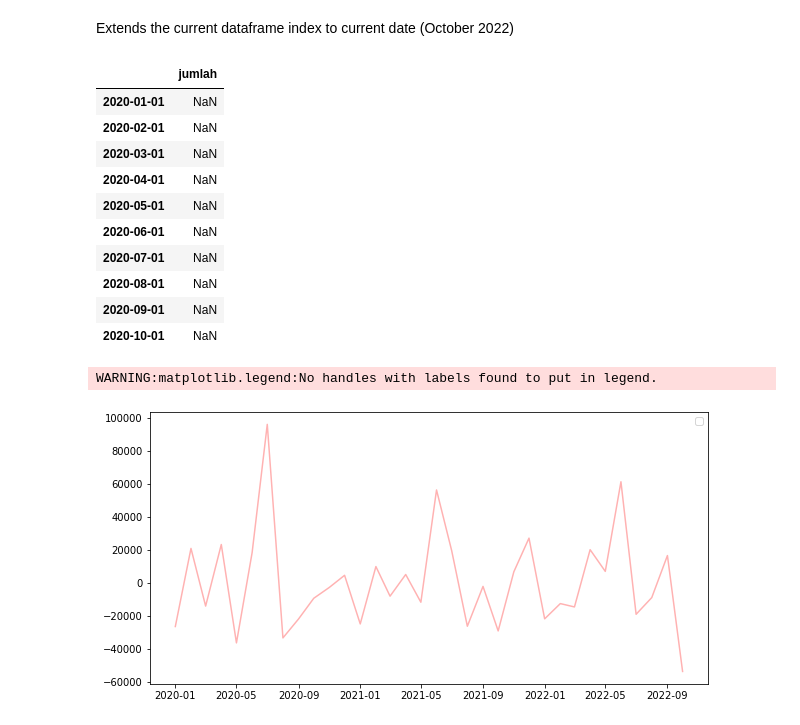
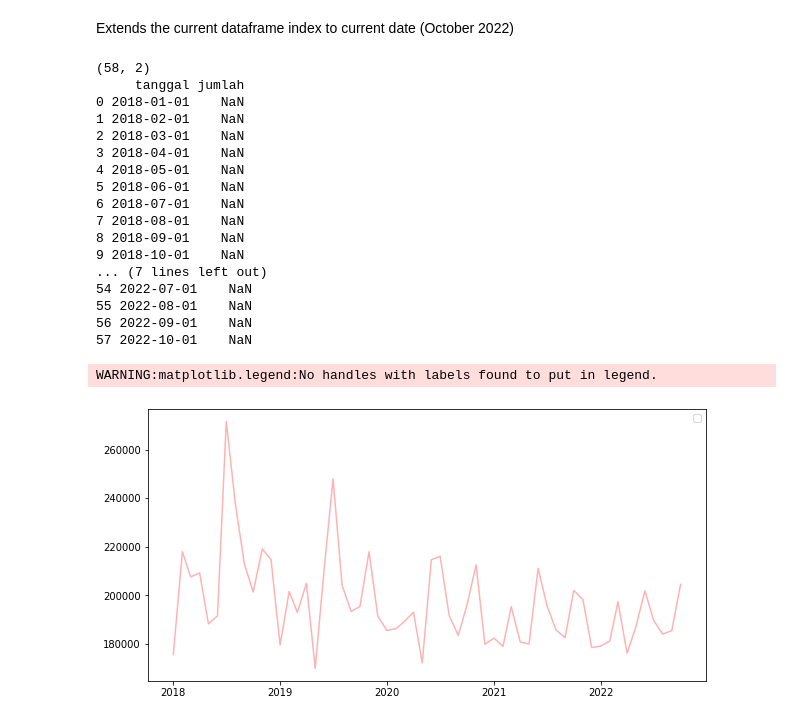
Before and after one commit to MaxZx3000/AI-Compfest-GigaPrime, a Jupyter notebook: artificial-intelligence/time_series_jumlah_wisatawan_mancanegara_jakarta.ipynb, the cells around one changed output. Drawn from its saved outputs; the diff is of its cells as text; code cells hidden in the pictures.

```diff
--- a/artificial-intelligence/time_series_jumlah_wisatawan_mancanegara_jakarta.ipynb
+++ b/artificial-intelligence/time_series_jumlah_wisatawan_mancanegara_jakarta.ipynb
@@ -260,47 +296,57 @@ arima_model_result = sm.load('arima_kunjungan_wisatawan_mancanegara_jakarta.pick
 Extends the current dataframe index to current date (October 2022)
 # %%
 new_datetime_range = pd.date_range(
-  start = date(2020, 1, 1),
+  start = date(2018, 1, 1),
   end = date(2022, 10, 1),
   freq = 'MS'
 )
 
 new_df = pd.DataFrame(
-    columns = [jumlah_field],
+    columns = [tanggal_field, jumlah_field],
 )
-new_df = new_df.reindex(
-   new_datetime_range
-)
-new_df.head(10)
+
+
+new_df[tanggal_field] = new_datetime_range
+
+print(new_df.shape)
+print(new_df.head(10))
+print(new_df.tail(10))
 # %% [output]
-|  | jumlah |
-| 2020-01-01 | NaN |
-| 2020-02-01 | NaN |
-| 2020-03-01 | NaN |
-| 2020-04-01 | NaN |
-| 2020-05-01 | NaN |
-| 2020-06-01 | NaN |
-| 2020-07-01 | NaN |
-| 2020-08-01 | NaN |
-| 2020-09-01 | NaN |
-| 2020-10-01 | NaN |
+(58, 2)
+     tanggal jumlah
+0 2018-01-01    NaN
+1 2018-02-01    NaN
+2 2018-03-01    NaN
+3 2018-04-01    NaN
+4 2018-05-01    NaN
+5 2018-06-01    NaN
+6 2018-07-01    NaN
+7 2018-08-01    NaN
+8 2018-09-01    NaN
+9 2018-10-01    NaN
+... (7 lines left out)
+54 2022-07-01    NaN
+55 2022-08-01    NaN
+56 2022-09-01    NaN
+57 2022-10-01    NaN
 # %%
-def plot_forecast_only(result, data_df, col_name, start_index = 1, n_samples = 34):
+def plot_forecast_only(result, data_df, col_name, start_index = 0, n_samples = 58,  date_range = '2018-12-01'):
   fig, ax = plt.subplots(figsize = (10, 5))
-  # train_pred = result.predict(start = train_df.index[start_index], end = train_df.index[-1])
-  # ax.plot(train_df.index[start_index:], train_pred, color = 'green', label = 'fitted')
 
   prediction_result = result.get_forecast(n_samples)
-  prediction_result = prediction_result.predicted_mean
-  ax.plot(data_df.index, prediction_result, color = 'red', alpha = 0.3)
+  prediction_result = np.exp(prediction_result.predicted_mean)
+  prediction_result = prediction_result.reset_index()
+  prediction_result = prediction_result.drop(["index"], axis = 1)
+
+  ax.plot(data_df[tanggal_field], prediction_result, color = 'red', alpha = 0.3)
 
   ax.legend()
 
 plot_forecast_only(
     result = arima_model_result,
     data_df = new_df,
     col_name = jumlah_field
 )
 # %% [output]
 WARNING:matplotlib.legend:No handles with labels found to put in legend.
-[figure, old version]
+[figure, new version]
```
Also changed, not shown: parts of 12 cells of this notebook.
